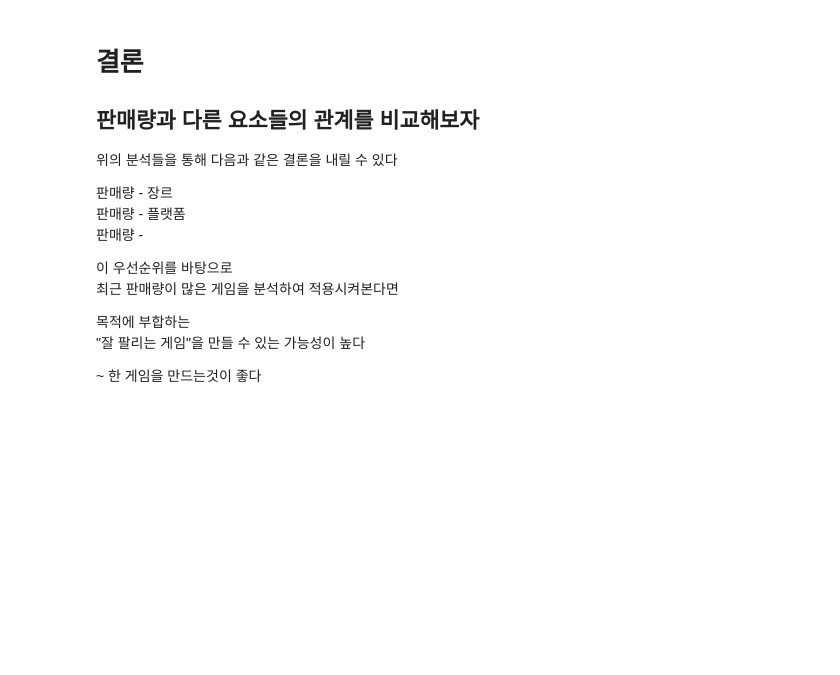
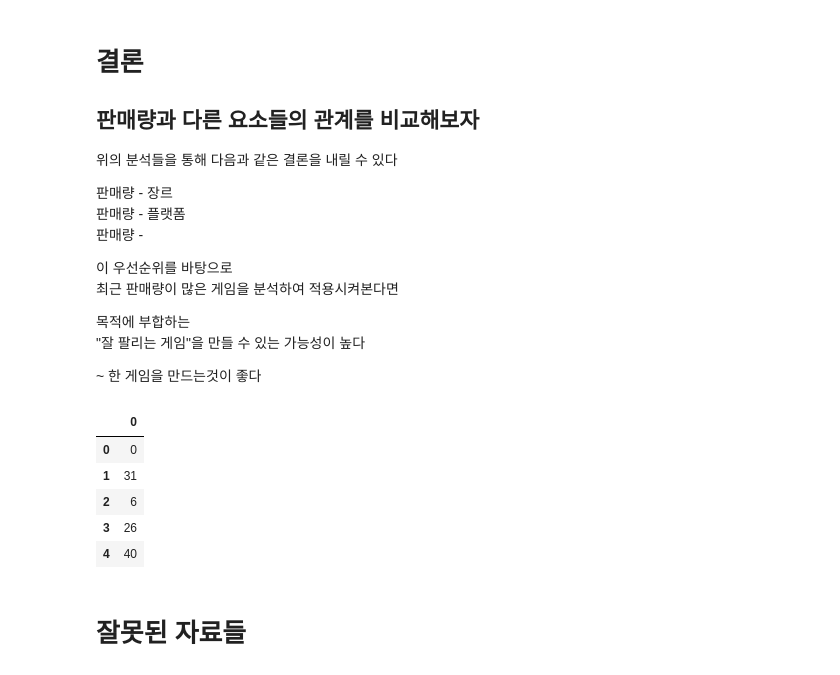
Before and after one commit to bong7233/AI_Project_1, a Jupyter notebook: AI_03_이상봉_Section1.ipynb, the cells around one changed output. Drawn from its saved outputs; the diff is of its cells as text; code cells hidden in the pictures; blank space fills up the shorter version.

```diff
--- a/AI_03_이상봉_Section1.ipynb
+++ b/AI_03_이상봉_Section1.ipynb
@@ -212,3 +275,20 @@ P-value : 5.988229153302235e-11
 "잘 팔리는 게임"을 만들 수 있는 가능성이 높다
 
 ~ 한 게임을 만드는것이 좋다
+# %%
+g1 = np.array([0, 31, 6, 26, 40])
+
+g2 = np.array([24, 15, 12, 22, 5])
+
+g3 = np.array([32, 52, 30, 18, 36])
+
+pd.DataFrame(g1)
+# %% [output]
+|  | 0 |
+| 0 | 0 |
+| 1 | 31 |
+| 2 | 6 |
+| 3 | 26 |
+| 4 | 40 |
+# %% [markdown]
+# 잘못된 자료들
```
Also changed, not shown: parts of 22 cells of this notebook.
